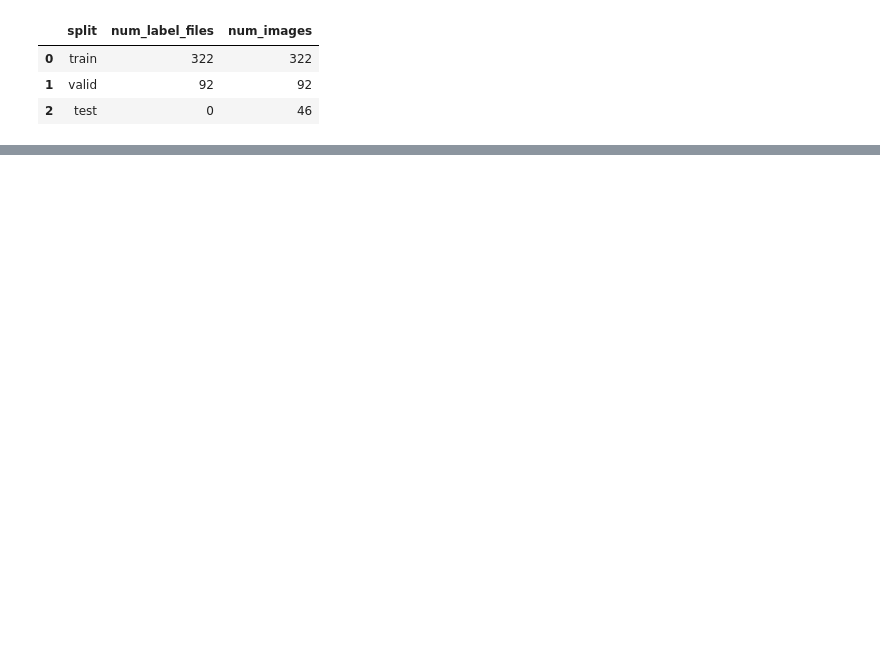
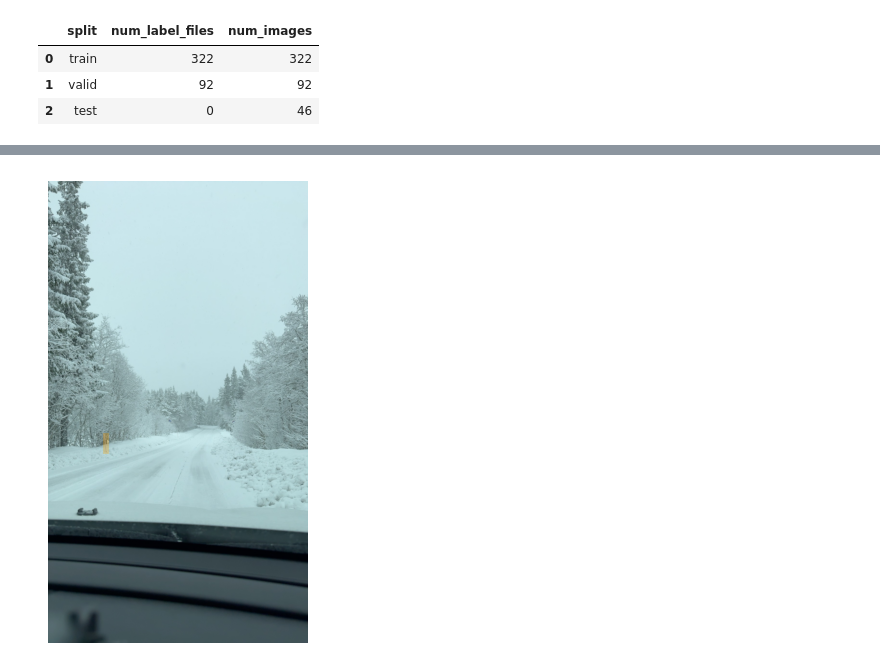
Before and after one commit to HesteBjorn/TDT17-snow-pole-detection, a Jupyter notebook: notebooks/exploration.ipynb, the cells around one changed output, grey strips where cells are left out. Drawn from its saved outputs; the diff is of its cells as text; code cells hidden in the pictures; blank space fills up the shorter version.

```diff
--- a/notebooks/exploration.ipynb
+++ b/notebooks/exploration.ipynb
@@ -73,0 +115,26 @@ IndexError: Cannot choose from an empty sequence
+# %%
+# Visualize one random training image with boxes (Road_poles_iPhone)
+sample_image_iphone = random.choice(df_iphone["image_path"].tolist())
+sample_labels_iphone = df_iphone[df_iphone["image_path"] == sample_image_iphone]
+
+img = plt.imread(sample_image_iphone)
+h, w = img.shape[:2]
+
+fig, ax = plt.subplots(figsize=(8, 6))
+ax.imshow(img)
+
+for _, row in sample_labels_iphone.iterrows():
+    cx, cy, bw, bh = row[["cx", "cy", "w", "h"]]
+    cx *= w
+    cy *= h
+    bw *= w
+    bh *= h
+    x0 = cx - bw / 2
+    y0 = cy - bh / 2
+    rect = plt.Rectangle((x0, y0), bw, bh, linewidth=2, alpha=0.3, edgecolor="orange", facecolor="none")
+    ax.add_patch(rect)
+
+ax.set_axis_off()
+plt.show()
+# %% [output]
+[figure, added]
```
Also changed, not shown: parts of 7 cells of this notebook, 2 other files.
